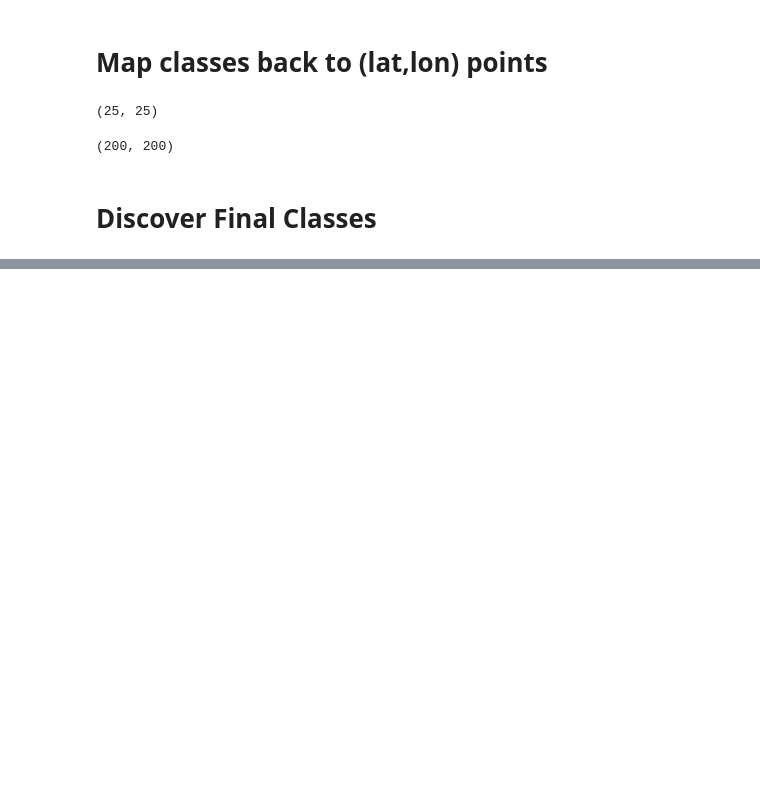
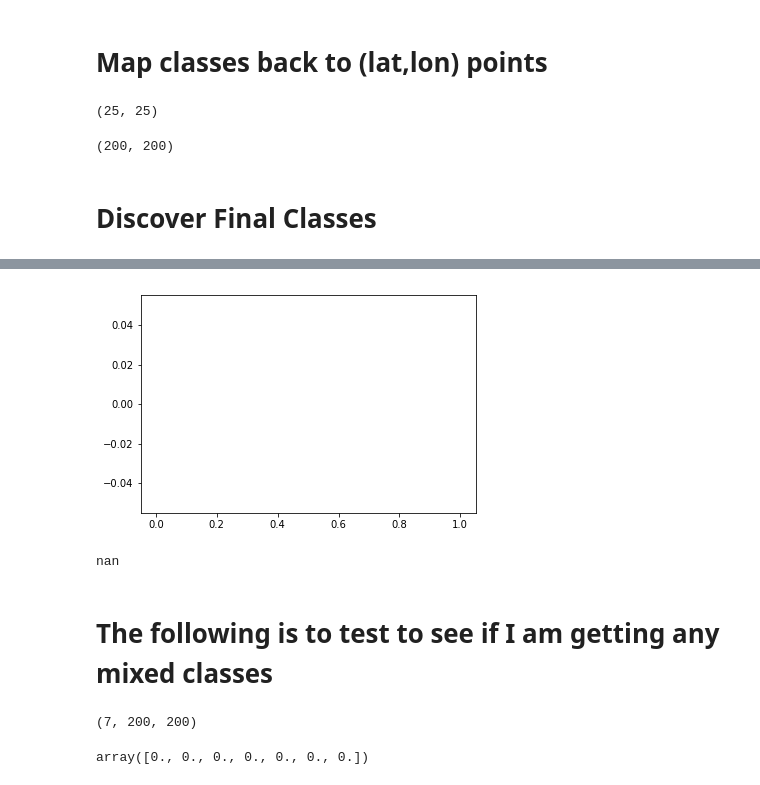
Before and after one commit to derekdesantis/climate, a Jupyter notebook: Multi_Wavelet_Cluster.ipynb, the cells around one changed output, grey strips where cells are left out. Saved outputs shown, nothing was run; the diff lists cells and outputs as text; code cells hidden in the pictures; blank space fills up the shorter version.

Commit message:
Made function - currently error with threading nan

```diff
--- a/Multi_Wavelet_Cluster.ipynb
+++ b/Multi_Wavelet_Cluster.ipynb
@@ -148,0 +145,14 @@ classes = DBSCAN(eps=epsilon, min_samples=min_size).fit_predict(shaped)
+# %%
+#Thread the NAN values back in with classes:
+
+#MAKE A FUNCTION
+
+#Build the nan array
+classes_nan = np.ones(len(index_nan))*np.nan
+classes = np.append(classes, classes_nan)
+
+
+index_all = index + index_nan
+index_all = np.array(index_all)
+
+classes = classes[index_all]
@@ -189,0 +225,13 @@ classes.shape
+# %%
+def filter_in_nan(classes, index, index_nan):
+    '''The inverse function of filter_out_nan - used to put nan values back into set after clustering'''
+    classes_nan = np.ones(len(index_nan))*np.nan
+    classes = np.append(classes, classes_nan)
+
+
+    index_all = index + index_nan
+    index_all = np.array(index_all)
+
+    classes = classes[index_all]
+
+    return classes
@@ -189,0 +292,12 @@ classes.shape
+# %%
+classes = single_level_class(ds2,feature = 'Prec', level=1)
+# %%
+#Gather all the classes for each level:
+
+Prec_classes = []
+%time for i in range(1,max_level+1):
+    start = time.time()
+    classes = single_level_class(ds2, feature = 'Prec', level = i)
+    end = time.time()
+    print(end - start)
+    Prec_classes.append(classes)
@@ -189,0 +344,21 @@ classes.shape
+# %%
+pylab.figure()
+pylab.hist(Prec_classes[0][~np.isnan(Prec_classes[0])])
+pylab.show()
+# %% [output]
+[figure, added]
+# %%
+np.nanmax(Prec_classes[3])
+# %% [output]
+nan
+# %% [markdown]
+# The following is to test to see if I am getting any mixed classes
+# %%
+ex = np.stack(Prec_classes, axis=0)
+ex.shape
+# %% [output]
+(7, 200, 200)
+# %%
+ex[:,3,100]
+# %% [output]
+array([0., 0., 0., 0., 0., 0., 0.])
```
Also changed, not shown: parts of 38 cells of this notebook, 4 other files.
